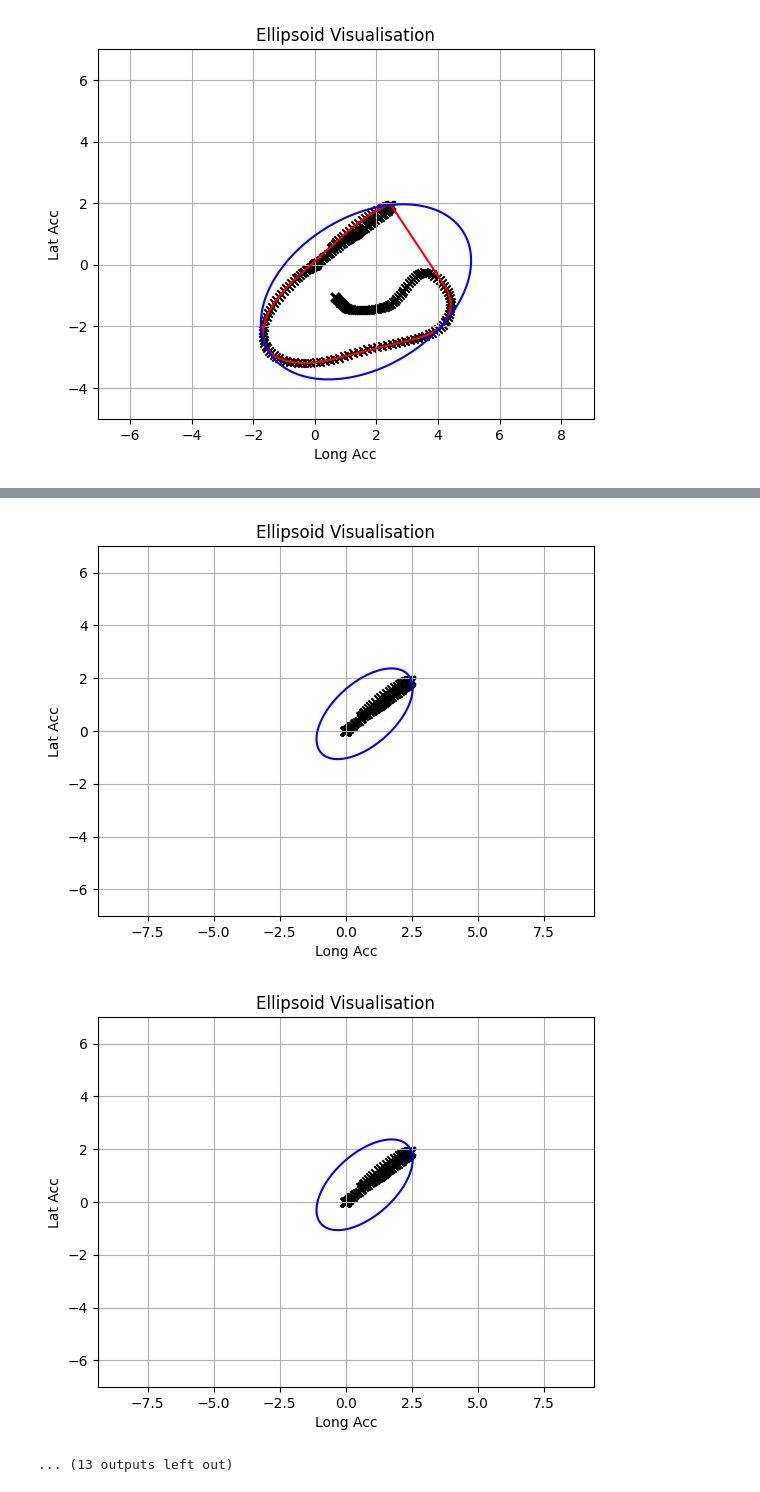
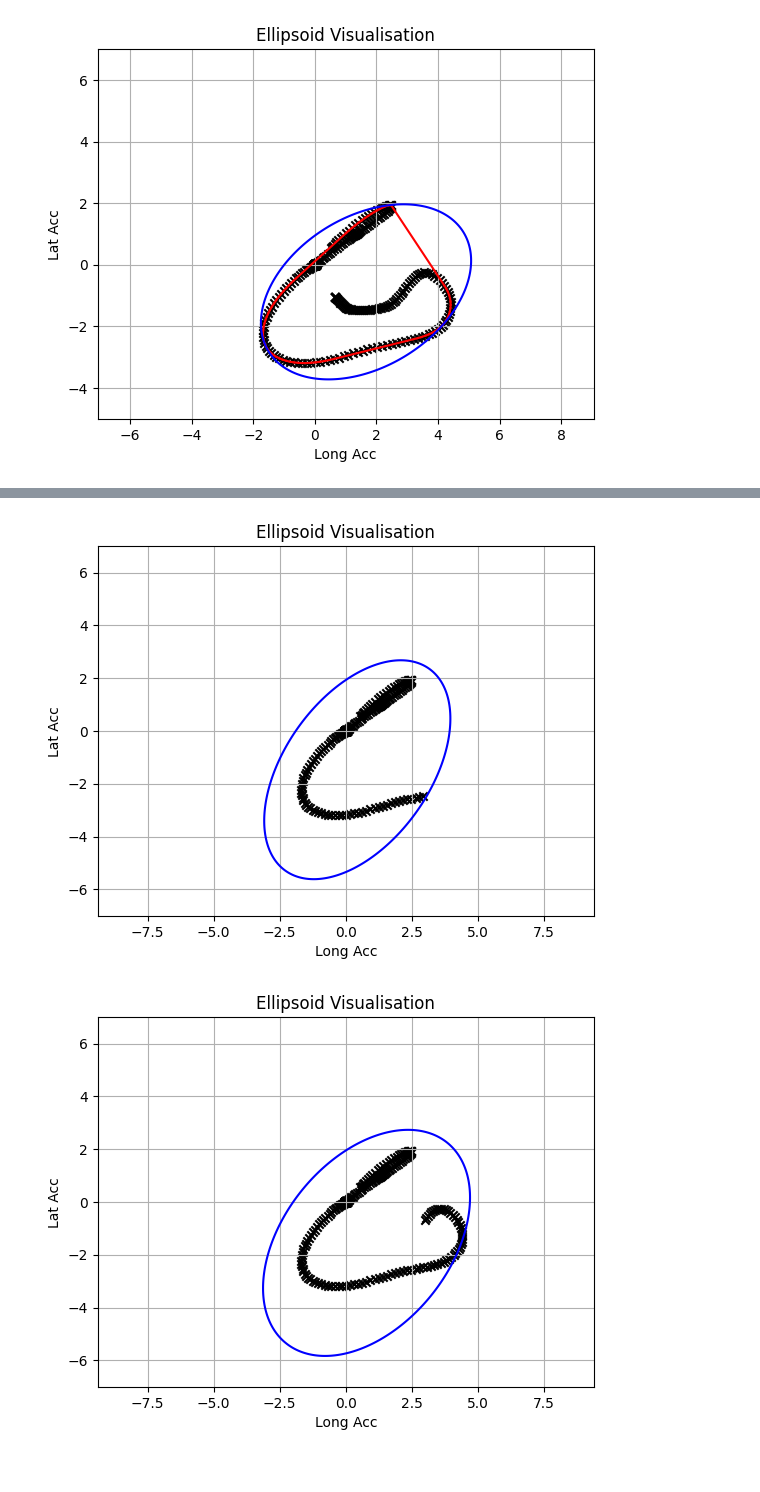
Before and after one commit to QDZHOU/FYP_Intent_Learning, a Jupyter notebook: H_estimation_ellipsoid.ipynb, the cells around one changed output, grey strips where cells are left out. Cells and saved outputs as stored; diff of their text form; code cells hidden in the pictures.

```diff
--- a/H_estimation_ellipsoid.ipynb
+++ b/H_estimation_ellipsoid.ipynb
@@ -240,7 +240,7 @@ for i in range(N_Sam):
     B_pre, b_tilde_pre = opti_SDP_lemma(nu,A_last,b_last,c_last,u_last)
     A_pre = sqrtm(B_pre)
     b_pre = np.linalg.inv(A_pre)@b_tilde_pre
-    if i % 20 == 0:
+    if i % 40 == 0 or i == N_Sam-1:
         plot_el(A_pre,b_pre,i)
 # %% [output]
 [figure]
@@ -256,3 +256,2 @@ for i in range(N_Sam):
-[figure, old version]
+[figure, new version]
-[figure, old version]
+[figure, new version]
-... (13 outputs left out)
```
Also changed, not shown: parts of 2 cells of this notebook, 1 other file.
